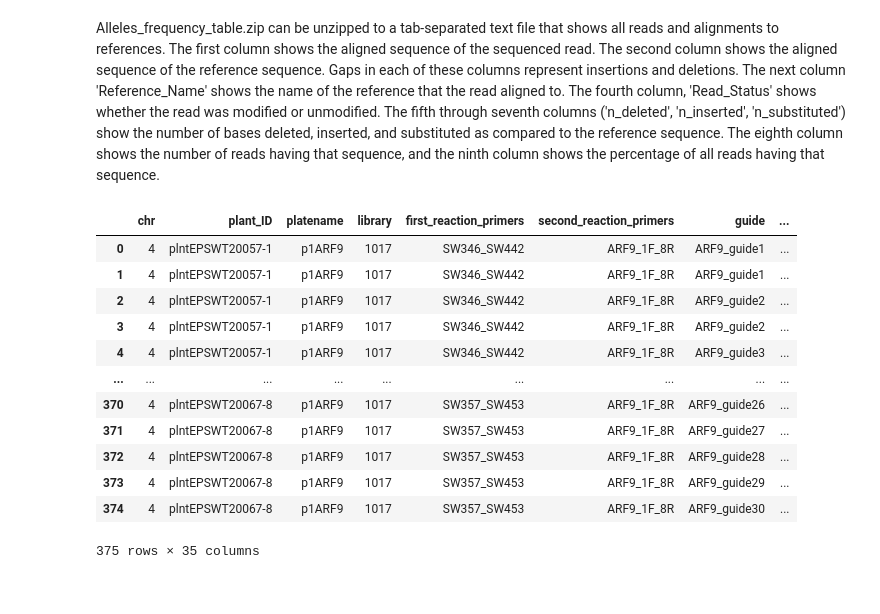
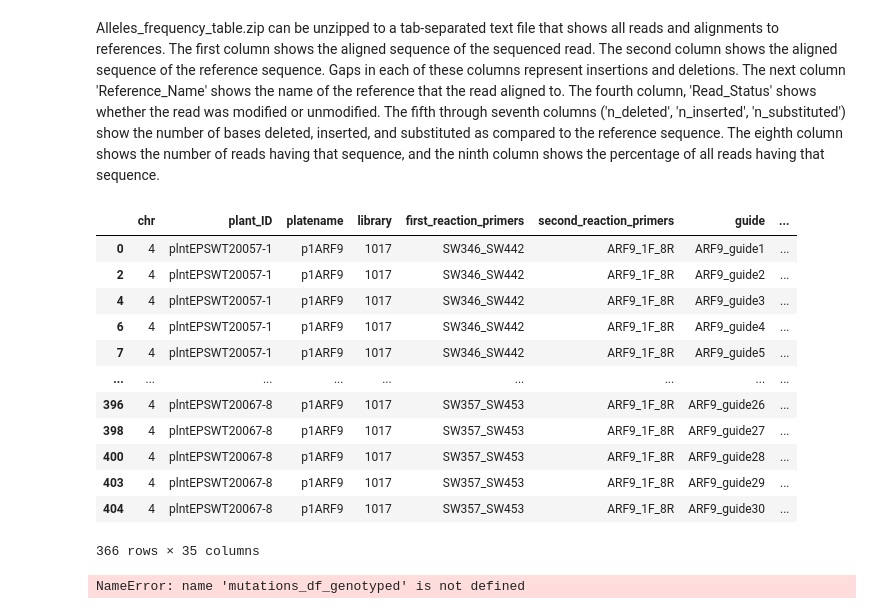
Before and after one commit to samwitham/PromoterArchitecture, a Jupyter notebook: src/CRISPR_library/pacbio_analyse_overlapping_TFBSs.ipynb, the cells around one changed output. Cells and saved outputs as stored; diff of their text form; code cells hidden in the pictures.

```diff
--- a/src/CRISPR_library/pacbio_analyse_overlapping_TFBSs.ipynb
+++ b/src/CRISPR_library/pacbio_analyse_overlapping_TFBSs.ipynb
@@ -22,7 +22,7 @@ import io
 from pybedtools import BedTool
 from collections import defaultdict
 # %%
-def read_in_files(mutations_file,mapped_motifs):
+def read_in_files(mutations_file,mapped_motifs,guide_pairs):
     """read in the files"""
     #read in mapped motifs bed file
     mapped_motifs = pd.read_table(mapped_motifs_bed, sep="\t", header=None)
@@ -131,7 +131,11 @@ def read_in_files(mutations_file,mapped_motifs):
         mapped_motifs.columns = cols
 
     mutations_df = pd.read_table(mutations_file,sep='\t',header=0)
-    return mutations_df,mapped_motifs
+    guide_pairs_df = pd.read_csv(guide_pairs,header=0)
+    #only keep first 2 columns
+    guide_cols = ['guide1','guide2']
+    guide_pairs_df = guide_pairs_df[guide_cols]
+    return mutations_df,mapped_motifs,guide_pairs_df
 # %%
 def merge_bedfiles(bedfile, mapped_motifs_bed, output_buffer):
     """perform bedtools intersect on the two dfs"""
@@ -414,7 +418,7 @@ def find_overlapping_TFBSs(mutations_df,mapped_motifs_df,output_folder,gene):
 
     return mutations_df
 # %%
-def categorise_plant_lines(mutations_df,output_folder,gene):
+def genotype_plant_lines(mutations_df,output_folder,gene):
     """function to decide whether each plant line is -homozygous
     -biallelic - each mutated at same location/site twice
     -chimeric - different mutations in different cells or tissues - dont analyse if chimeric - 1 small region, if more than 2 mutations then probably chimeric - ie.    probably still has tDNA
@@ -495,6 +499,10 @@ def categorise_plant_lines(mutations_df,output_folder,gene):
        'deletion_overlapping_TFBS_AGI', 'substitution_overlapping_TFBS_family',
        'substitution_overlapping_TFBS_AGI','number_of_different_alleles','number_of_different_non_wt_alleles'
        ]]
+    #remove genotype 'nan'
+    mutations_df = mutations_df[~(mutations_df.genotype == 'nan')]
+
+
 
     #save df
     mutations_df.to_csv(f'{output_folder}{gene}_TFBSoverlapping_categorised.tsv', sep="\t", index=False, header=1)
@@ -524,24 +549,29 @@ mutations_ARF18 = f'../../data/CRISPR_library/pacbio/demultiplexed/Data_Package_
 mutations_DREB26 = f'../../data/CRISPR_library/pacbio/demultiplexed/Data_Package_Batch_04_04_2022/Sam_Witham_EI_SW_ENQ-5142_A_01_Additional_Barcode_Analysis/Variant_call/DREB26_merged.tsv'
 mutations_NLP7 = f'../../data/CRISPR_library/pacbio/demultiplexed/Data_Package_Batch_04_04_2022/Sam_Witham_EI_SW_ENQ-5142_A_01_Additional_Barcode_Analysis/Variant_call/NLP7_merged.tsv'
 output_folder = f'../../data/CRISPR_library/pacbio/demultiplexed/Data_Package_Batch_04_04_2022/Sam_Witham_EI_SW_ENQ-5142_A_01_Additional_Barcode_Analysis/Variant_call/'
+guide_pairs = f'../../data/CRISPR_library/pacbio/demultiplexed/Data_Package_Batch_04_04_2022/Sam_Witham_EI_SW_ENQ-5142_A_01_Additional_Barcode_Analysis/References/all_guide_pairs.csv'
 # %%
 #read in files
-mutations_ARF9_df,mapped_motifs_df =  read_in_files(mutations_ARF9, mapped_motifs_bed)
+mutations_ARF9_df,mapped_motifs_df,guide_pairs_df =  read_in_files(mutations_ARF9, mapped_motifs_bed, guide_pairs)
 # %%
 mutations_df = find_overlapping_TFBSs(mutations_ARF9_df,mapped_motifs_df,output_folder,'ARF9')
 # %%
-categorise_plant_lines(mutations_df,output_folder,'ARF9')
+mutations_df_genotyped = genotype_plant_lines(mutations_df,output_folder,'ARF9')
 # %% [output]
 |  | chr | plant_ID | platename | library | first_reaction_primers | second_reaction_primers | guide | ... |
 | 0 | 4 | plntEPSWT20057-1 | p1ARF9 | 1017 | SW346_SW442 | ARF9_1F_8R | ARF9_guide1 | ... |
-| 1 | 4 | plntEPSWT20057-1 | p1ARF9 | 1017 | SW346_SW442 | ARF9_1F_8R | ARF9_guide1 | ... |
 | 2 | 4 | plntEPSWT20057-1 | p1ARF9 | 1017 | SW346_SW442 | ARF9_1F_8R | ARF9_guide2 | ... |
-| 3 | 4 | plntEPSWT20057-1 | p1ARF9 | 1017 | SW346_SW442 | ARF9_1F_8R | ARF9_guide2 | ... |
 | 4 | 4 | plntEPSWT20057-1 | p1ARF9 | 1017 | SW346_SW442 | ARF9_1F_8R | ARF9_guide3 | ... |
+| 6 | 4 | plntEPSWT20057-1 | p1ARF9 | 1017 | SW346_SW442 | ARF9_1F_8R | ARF9_guide4 | ... |
+| 7 | 4 | plntEPSWT20057-1 | p1ARF9 | 1017 | SW346_SW442 | ARF9_1F_8R | ARF9_guide5 | ... |
 | ... | ... | ... | ... | ... | ... | ... | ... | ... |
-| 370 | 4 | plntEPSWT20067-8 | p1ARF9 | 1017 | SW357_SW453 | ARF9_1F_8R | ARF9_guide26 | ... |
-| 371 | 4 | plntEPSWT20067-8 | p1ARF9 | 1017 | SW357_SW453 | ARF9_1F_8R | ARF9_guide27 | ... |
-| 372 | 4 | plntEPSWT20067-8 | p1ARF9 | 1017 | SW357_SW453 | ARF9_1F_8R | ARF9_guide28 | ... |
-| 373 | 4 | plntEPSWT20067-8 | p1ARF9 | 1017 | SW357_SW453 | ARF9_1F_8R | ARF9_guide29 | ... |
-| 374 | 4 | plntEPSWT20067-8 | p1ARF9 | 1017 | SW357_SW453 | ARF9_1F_8R | ARF9_guide30 | ... |
+| 396 | 4 | plntEPSWT20067-8 | p1ARF9 | 1017 | SW357_SW453 | ARF9_1F_8R | ARF9_guide26 | ... |
+| 398 | 4 | plntEPSWT20067-8 | p1ARF9 | 1017 | SW357_SW453 | ARF9_1F_8R | ARF9_guide27 | ... |
+| 400 | 4 | plntEPSWT20067-8 | p1ARF9 | 1017 | SW357_SW453 | ARF9_1F_8R | ARF9_guide28 | ... |
+| 403 | 4 | plntEPSWT20067-8 | p1ARF9 | 1017 | SW357_SW453 | ARF9_1F_8R | ARF9_guide29 | ... |
+| 404 | 4 | plntEPSWT20067-8 | p1ARF9 | 1017 | SW357_SW453 | ARF9_1F_8R | ARF9_guide30 | ... |
-375 rows × 35 columns
+366 rows × 35 columns
+# %%
+categorise_guide_pairs(mutations_df_genotyped,guide_pairs_df)
+# %% [output]
+NameError: name 'mutations_df_genotyped' is not defined
```
Also changed, not shown: parts of 1 cell of this notebook, 1 other file.
